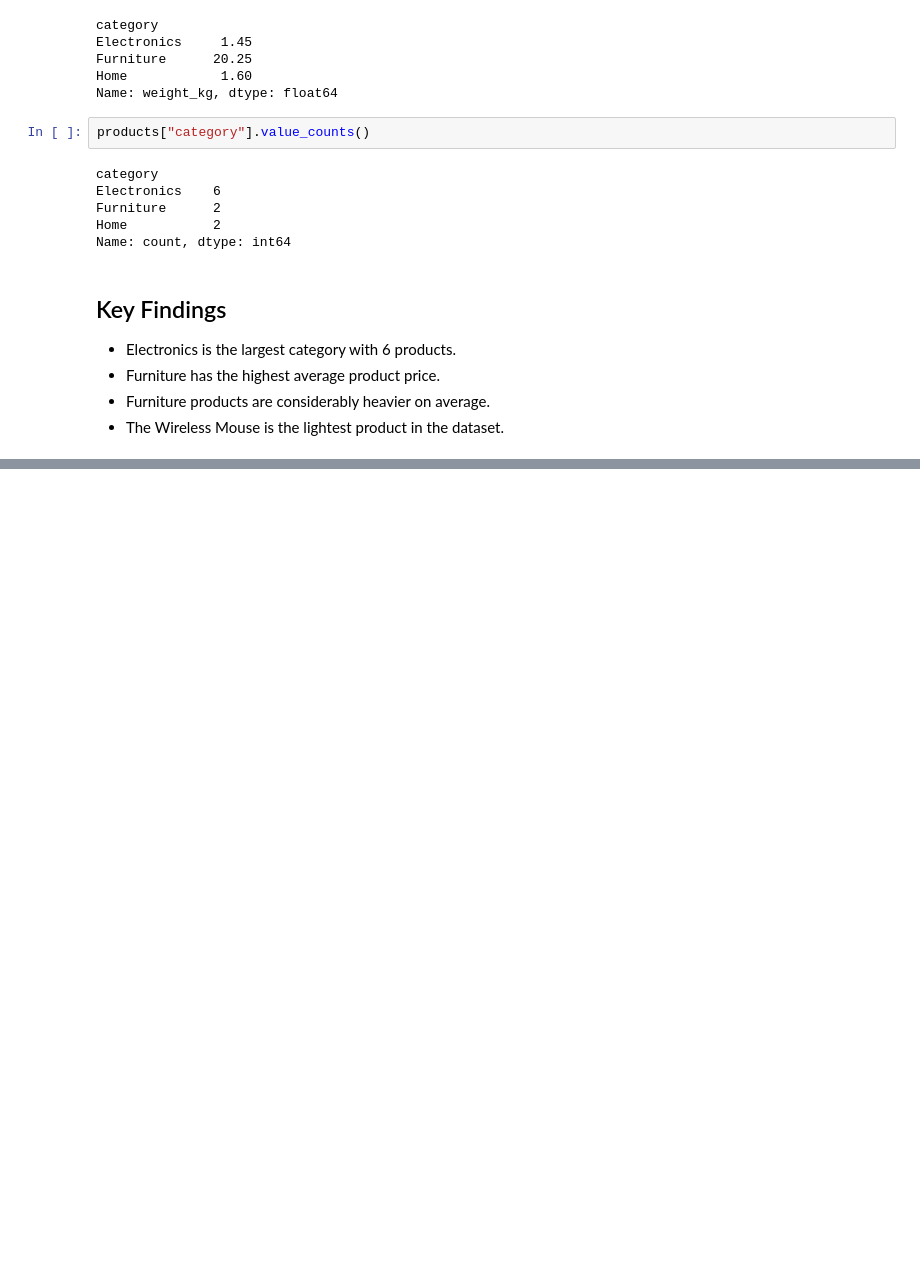
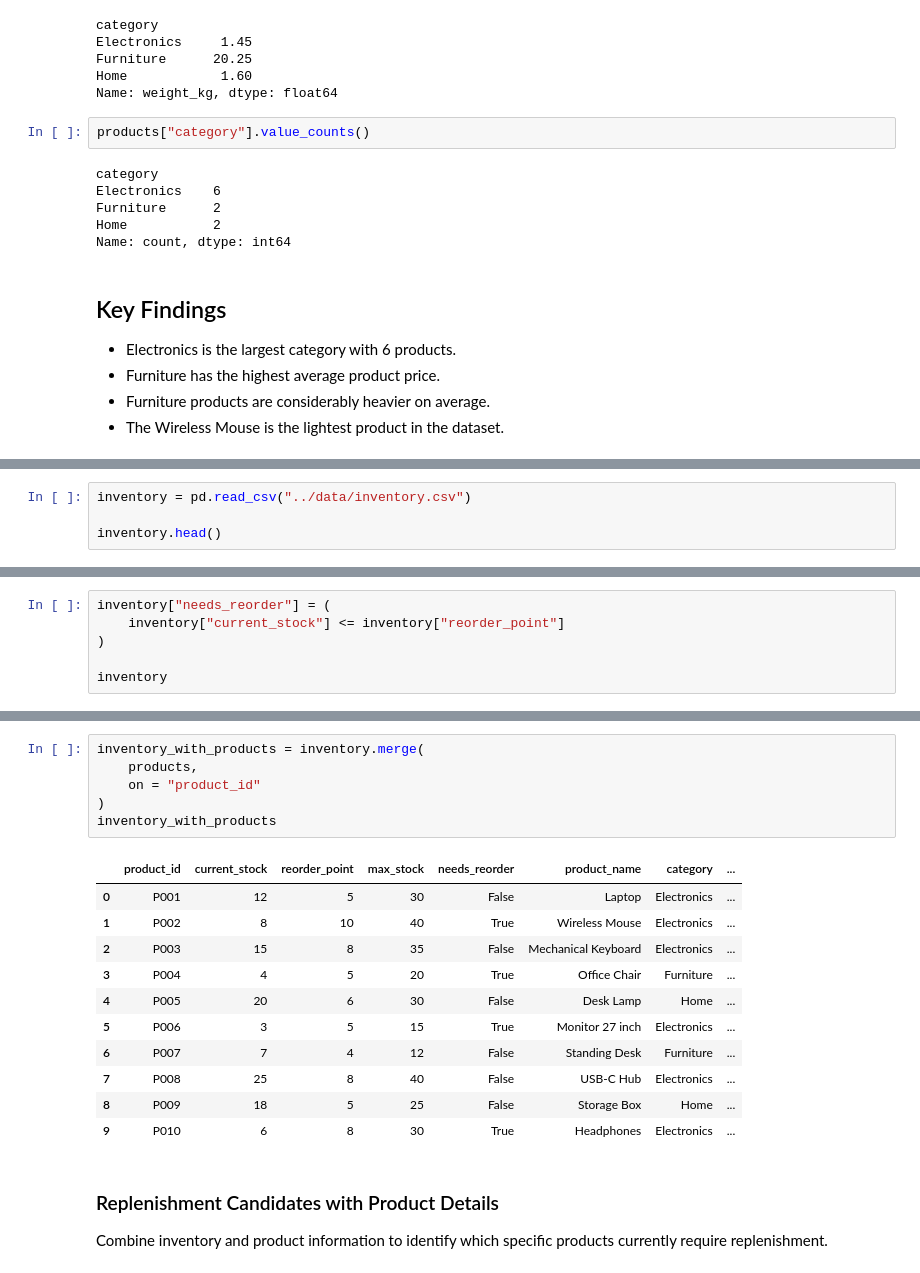
Before and after one commit to youcy03/ai-warehouse-digital-twin, a Jupyter notebook: notebooks/01_data_exploration.ipynb, the cells around one changed output, grey strips where cells are left out. Drawn from its saved outputs; the diff is of its cells as text; blank space fills up the shorter version.

```diff
--- a/notebooks/01_data_exploration.ipynb
+++ b/notebooks/01_data_exploration.ipynb
@@ -145,0 +371,4 @@ Name: count, dtype: int64
+# %%
+inventory = pd.read_csv("../data/inventory.csv")
+
+inventory.head()
@@ -145,0 +414,6 @@ Name: count, dtype: int64
+# %%
+inventory["needs_reorder"] = (
+    inventory["current_stock"] <= inventory["reorder_point"]
+)
+
+inventory
@@ -145,0 +448,22 @@ Name: count, dtype: int64
+# %%
+inventory_with_products = inventory.merge(
+    products,
+    on = "product_id"
+)
+inventory_with_products
+# %% [output]
+|  | product_id | current_stock | reorder_point | max_stock | needs_reorder | product_name | category | ... |
+| 0 | P001 | 12 | 5 | 30 | False | Laptop | Electronics | ... |
+| 1 | P002 | 8 | 10 | 40 | True | Wireless Mouse | Electronics | ... |
+| 2 | P003 | 15 | 8 | 35 | False | Mechanical Keyboard | Electronics | ... |
+| 3 | P004 | 4 | 5 | 20 | True | Office Chair | Furniture | ... |
+| 4 | P005 | 20 | 6 | 30 | False | Desk Lamp | Home | ... |
+| 5 | P006 | 3 | 5 | 15 | True | Monitor 27 inch | Electronics | ... |
+| 6 | P007 | 7 | 4 | 12 | False | Standing Desk | Furniture | ... |
+| 7 | P008 | 25 | 8 | 40 | False | USB-C Hub | Electronics | ... |
+| 8 | P009 | 18 | 5 | 25 | False | Storage Box | Home | ... |
+| 9 | P010 | 6 | 8 | 30 | True | Headphones | Electronics | ... |
+# %% [markdown]
+### Replenishment Candidates with Product Details
+
+Combine inventory and product information to identify which specific products currently require replenishment.
```
Also changed, not shown: parts of 73 cells of this notebook, 2 other files.
